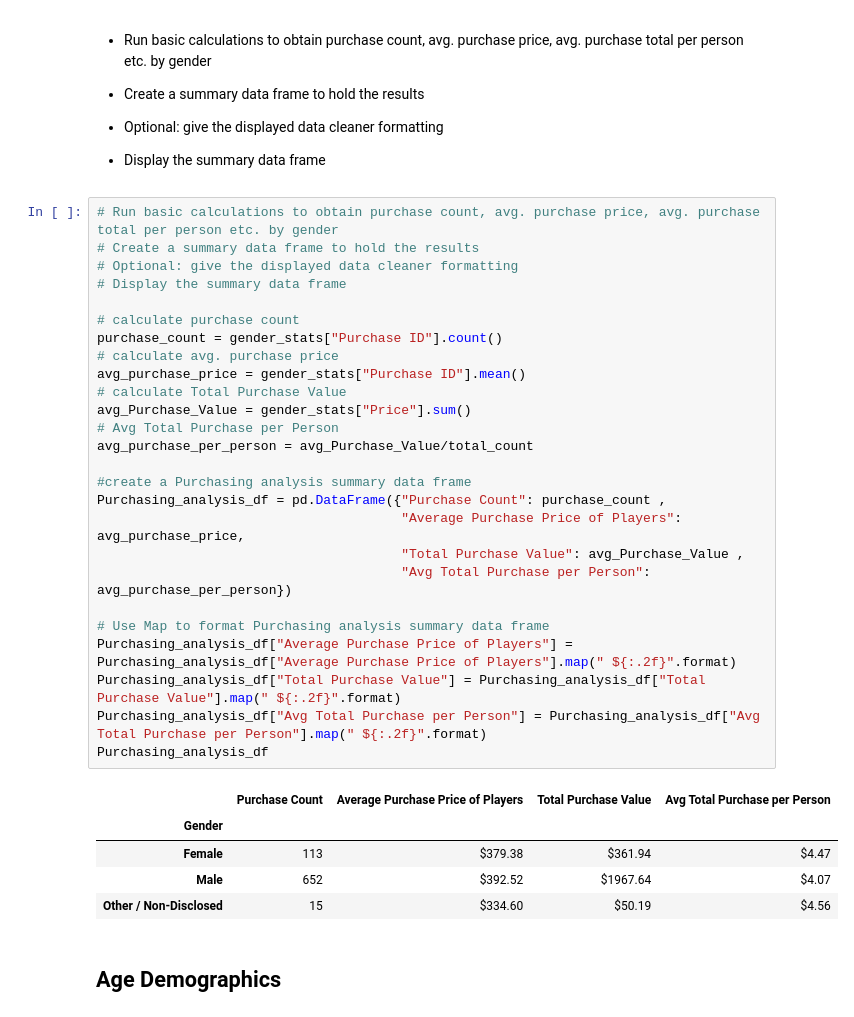
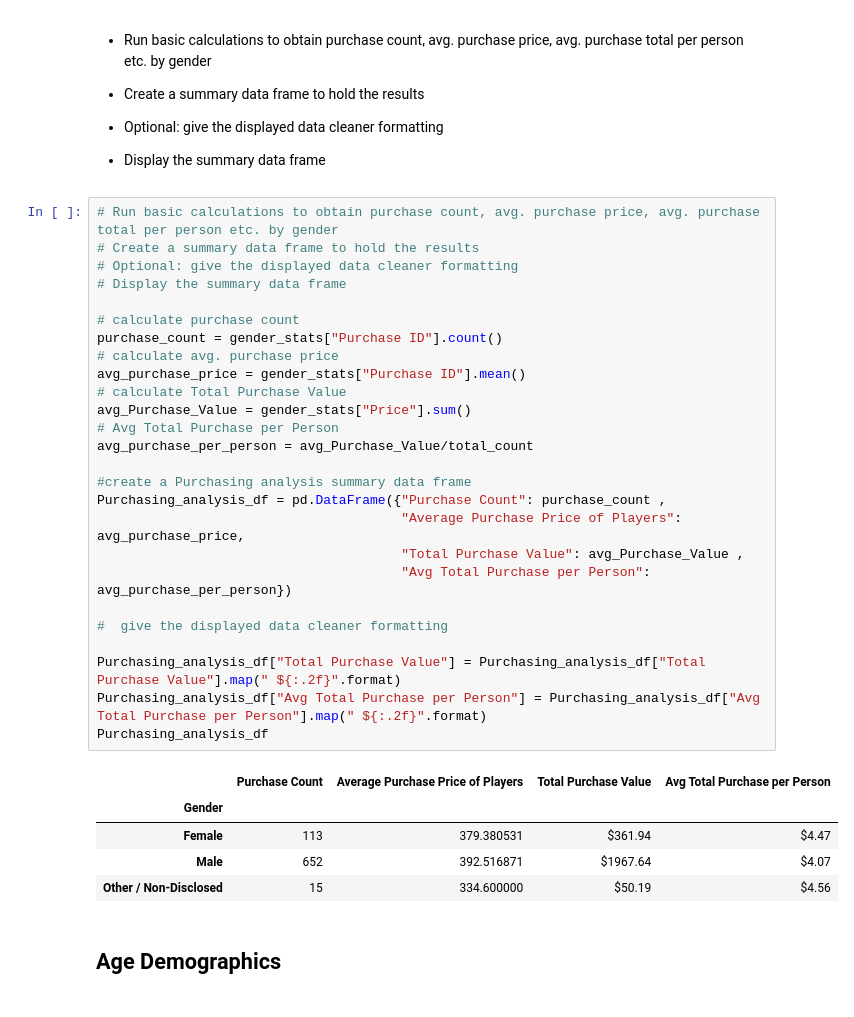
Before and after one commit to bakshishreya/Heroes-of-Pymoli, a Jupyter notebook: HeroesOfPymoli/HeroesOfPymoli_starter.ipynb, the cells around one changed output. Cells and saved outputs as stored; diff of their text form.

```diff
--- a/HeroesOfPymoli/HeroesOfPymoli_starter.ipynb
+++ b/HeroesOfPymoli/HeroesOfPymoli_starter.ipynb
@@ -128,35 +129,35 @@ Gender_summary_df
 # %%
 # Run basic calculations to obtain purchase count, avg. purchase price, avg. purchase total per person etc. by gender
 # Create a summary data frame to hold the results
 # Optional: give the displayed data cleaner formatting
 # Display the summary data frame
 
 # calculate purchase count
 purchase_count = gender_stats["Purchase ID"].count()
 # calculate avg. purchase price
 avg_purchase_price = gender_stats["Purchase ID"].mean()
 # calculate Total Purchase Value
 avg_Purchase_Value = gender_stats["Price"].sum()
 # Avg Total Purchase per Person
 avg_purchase_per_person = avg_Purchase_Value/total_count
 
 #create a Purchasing analysis summary data frame
 Purchasing_analysis_df = pd.DataFrame({"Purchase Count": purchase_count ,
                                        "Average Purchase Price of Players": avg_purchase_price,
                                        "Total Purchase Value": avg_Purchase_Value ,
                                        "Avg Total Purchase per Person": avg_purchase_per_person})
 
-# Use Map to format Purchasing analysis summary data frame
-Purchasing_analysis_df["Average Purchase Price of Players"] = Purchasing_analysis_df["Average Purchase Price of Players"].map(" ${:.2f}".format)
+#  give the displayed data cleaner formatting
+
 Purchasing_analysis_df["Total Purchase Value"] = Purchasing_analysis_df["Total Purchase Value"].map(" ${:.2f}".format)
 Purchasing_analysis_df["Avg Total Purchase per Person"] = Purchasing_analysis_df["Avg Total Purchase per Person"].map(" ${:.2f}".format)
 Purchasing_analysis_df
 # %% [output]
 |  | Purchase Count | Average Purchase Price of Players | Total Purchase Value | Avg Total Purchase per Person |
 | Gender |  |  |  |  |
-| Female | 113 | $379.38 | $361.94 | $4.47 |
-| Male | 652 | $392.52 | $1967.64 | $4.07 |
-| Other / Non-Disclosed | 15 | $334.60 | $50.19 | $4.56 |
+| Female | 113 | 379.380531 | $361.94 | $4.47 |
+| Male | 652 | 392.516871 | $1967.64 | $4.07 |
+| Other / Non-Disclosed | 15 | 334.600000 | $50.19 | $4.56 |
 # %% [markdown]
 ## Age Demographics
 # %% [markdown]
```
Also changed, not shown: parts of 8 cells of this notebook.
